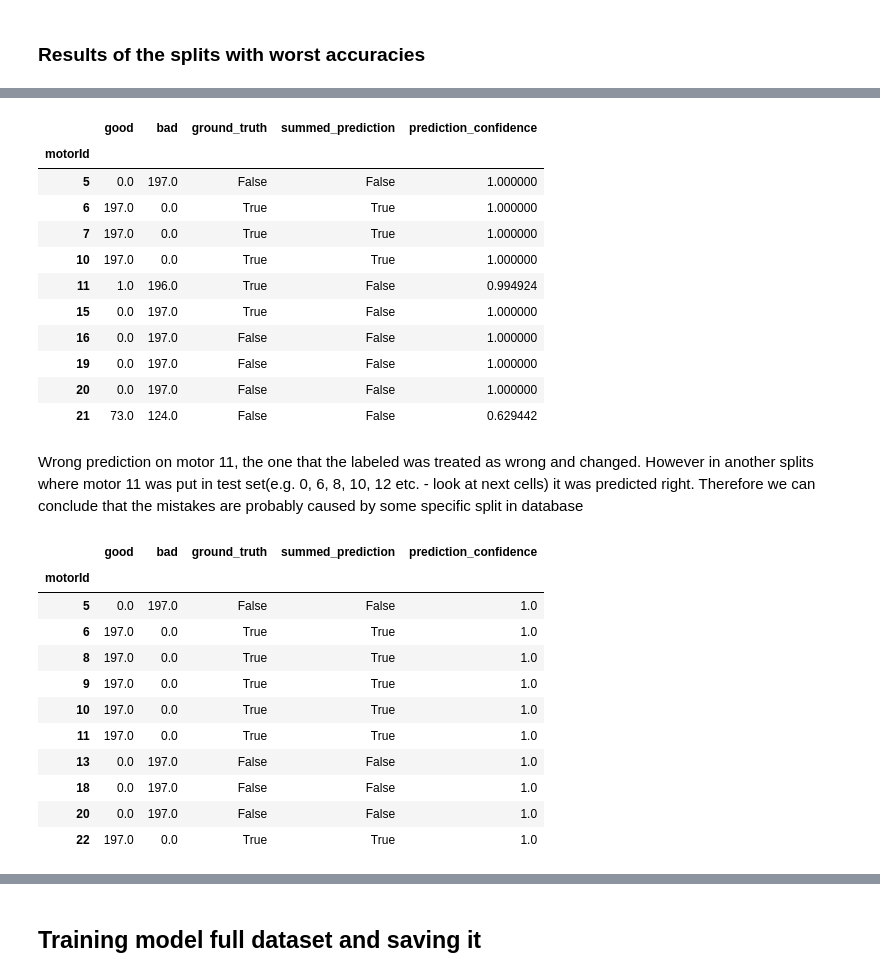
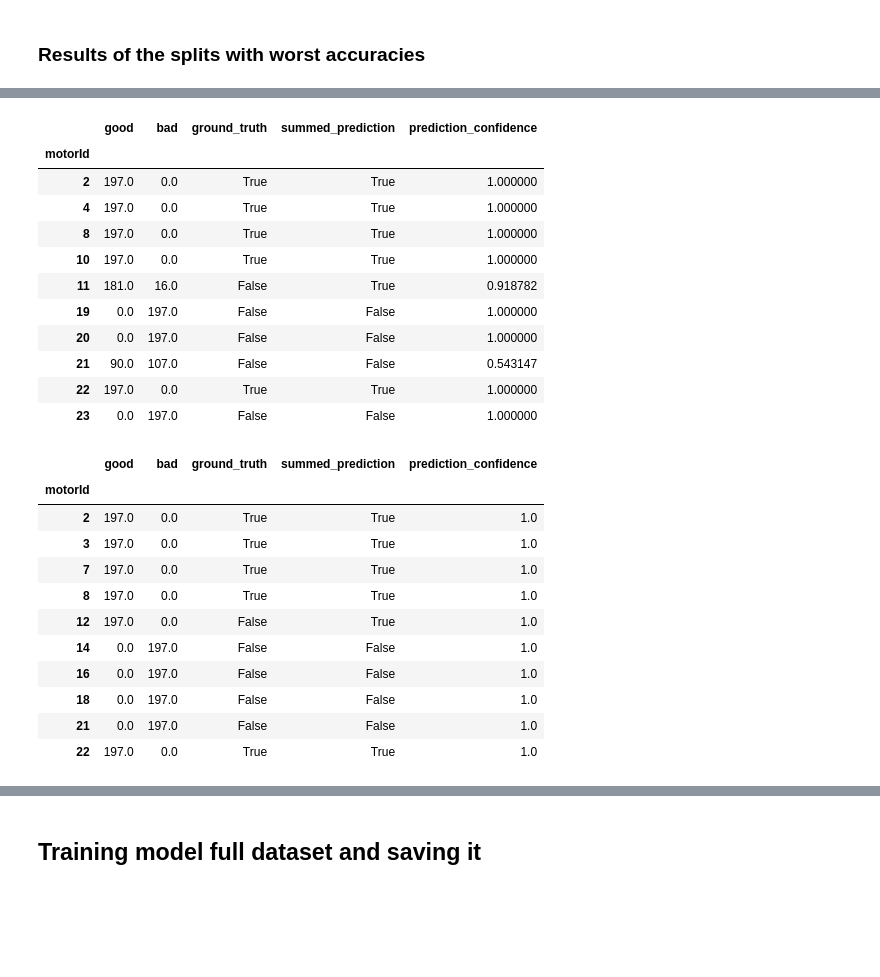
Before and after one commit to marcinstopyra/motor_noise_clf, a Jupyter notebook: 20_CNN_1sec_samples.ipynb, the cells around one changed output, grey strips where cells are left out. Saved outputs shown, nothing was run; the diff lists cells and outputs as text; code cells hidden in the pictures; blank space fills up the shorter version.

```diff
--- a/20_CNN_1sec_samples.ipynb
+++ b/20_CNN_1sec_samples.ipynb
@@ -96,7 +96,7 @@ array([21.,  8., 23., 22., 18., 12.,  6., 13., 10., 14., 19.,  1., 17.,
 # %%
 df_train, df_test, shuffled_list_of_motors = splitTrainTestByMotorId(df,
                                                                      nb_of_test_motors=10,
-                                                                    #  custom_shuffled_list=custom_shuffled_list,
+                                                                     custom_shuffled_list=custom_shuffled_list,
                                                                      threshold=0.55,
                                                                      print_results=True
                                                                      )
@@ -425,7 +426,7 @@ input_submodel = buildCNNInputSubmodel(melSpec_shape)
 middle_submodel = buildCNNMiddleSubmodel(nb_of_conv_layers=2,
                                          filter_numbers=[128, 256],
                                          kernel_sizes=[3 for i in range(2)],
-                                         activations=['relu' for i in range(2)]
+                                         activations=['selu' for i in range(2)]
                                          )
 output_submodel = Dense(1, activation='sigmoid', name='output')
 
@@ -950,30 +934,28 @@ all_tables[4]
 # %% [output]
 |  | good | bad | ground_truth | summed_prediction | prediction_confidence |
 | motorId |  |  |  |  |  |
-| 5 | 0.0 | 197.0 | False | False | 1.000000 |
-| 6 | 197.0 | 0.0 | True | True | 1.000000 |
-| 7 | 197.0 | 0.0 | True | True | 1.000000 |
+| 2 | 197.0 | 0.0 | True | True | 1.000000 |
+| 4 | 197.0 | 0.0 | True | True | 1.000000 |
+| 8 | 197.0 | 0.0 | True | True | 1.000000 |
 | 10 | 197.0 | 0.0 | True | True | 1.000000 |
-| 11 | 1.0 | 196.0 | True | False | 0.994924 |
-| 15 | 0.0 | 197.0 | True | False | 1.000000 |
-| 16 | 0.0 | 197.0 | False | False | 1.000000 |
+| 11 | 181.0 | 16.0 | False | True | 0.918782 |
 | 19 | 0.0 | 197.0 | False | False | 1.000000 |
 | 20 | 0.0 | 197.0 | False | False | 1.000000 |
-| 21 | 73.0 | 124.0 | False | False | 0.629442 |
+| 21 | 90.0 | 107.0 | False | False | 0.543147 |
+| 22 | 197.0 | 0.0 | True | True | 1.000000 |
+| 23 | 0.0 | 197.0 | False | False | 1.000000 |
-# %% [markdown]
-Wrong prediction on motor 11, the one that the labeled was treated as wrong and changed. However in another splits where motor 11 was put in test set(e.g. 0, 6, 8, 10, 12 etc. - look at next cells) it was predicted right. Therefore we can conclude that the mistakes are probably caused by some specific split in database
 # %%
-all_tables[6]
+all_tables[5]
 # %% [output]
 |  | good | bad | ground_truth | summed_prediction | prediction_confidence |
 | motorId |  |  |  |  |  |
-| 5 | 0.0 | 197.0 | False | False | 1.0 |
-| 6 | 197.0 | 0.0 | True | True | 1.0 |
+| 2 | 197.0 | 0.0 | True | True | 1.0 |
+| 3 | 197.0 | 0.0 | True | True | 1.0 |
+| 7 | 197.0 | 0.0 | True | True | 1.0 |
 | 8 | 197.0 | 0.0 | True | True | 1.0 |
-| 9 | 197.0 | 0.0 | True | True | 1.0 |
-| 10 | 197.0 | 0.0 | True | True | 1.0 |
-| 11 | 197.0 | 0.0 | True | True | 1.0 |
-| 13 | 0.0 | 197.0 | False | False | 1.0 |
+| 12 | 197.0 | 0.0 | False | True | 1.0 |
+| 14 | 0.0 | 197.0 | False | False | 1.0 |
+| 16 | 0.0 | 197.0 | False | False | 1.0 |
 | 18 | 0.0 | 197.0 | False | False | 1.0 |
-| 20 | 0.0 | 197.0 | False | False | 1.0 |
+| 21 | 0.0 | 197.0 | False | False | 1.0 |
 | 22 | 197.0 | 0.0 | True | True | 1.0 |
```
Also changed, not shown: parts of 35 cells of this notebook, 5 other files.
